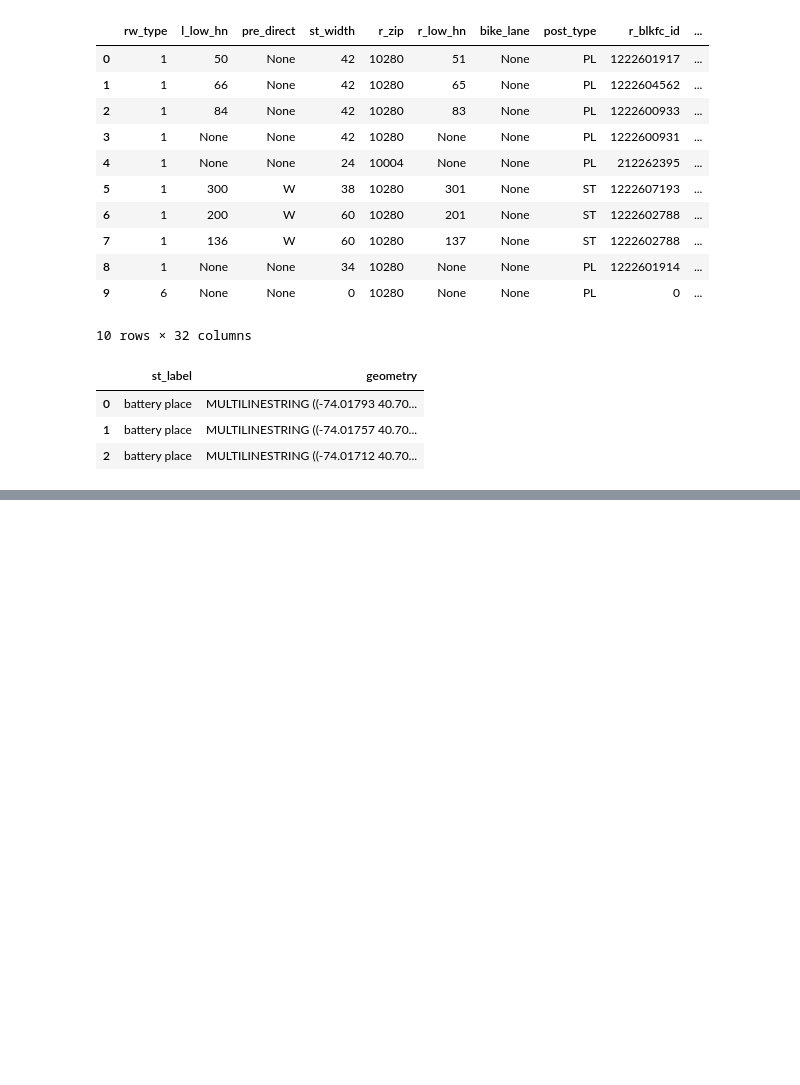
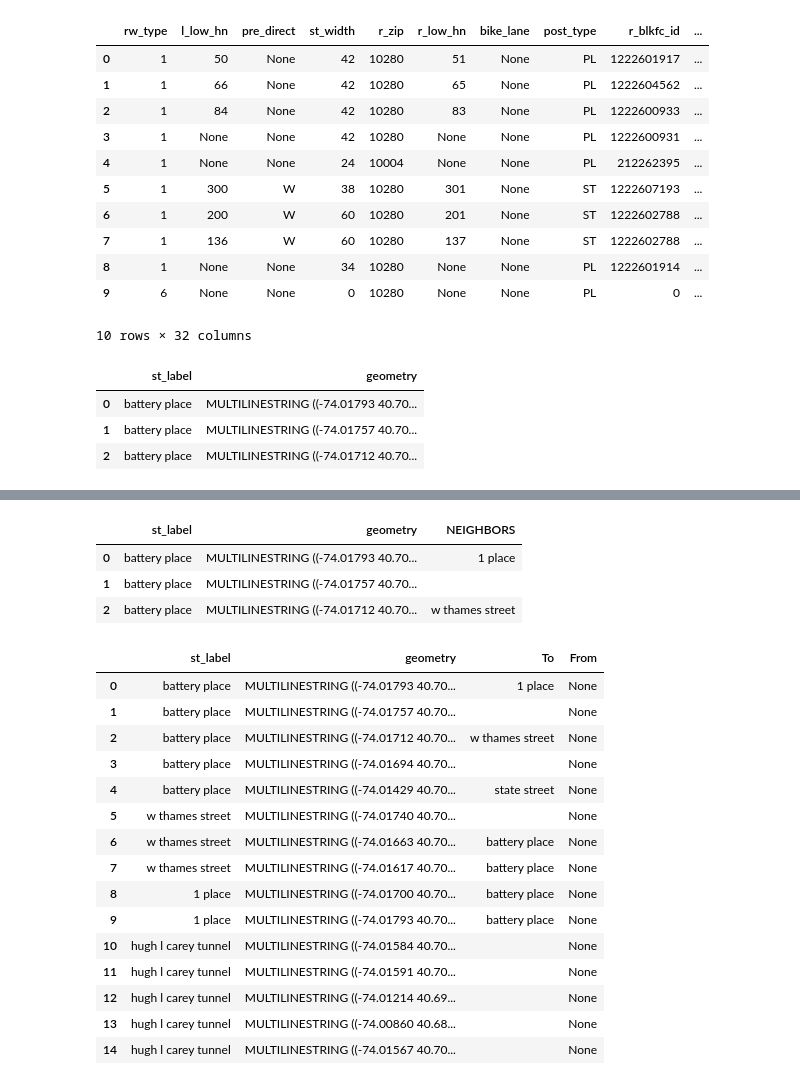
Before and after one commit to AlejandraZS10/capstone_project, a Jupyter notebook: NY Streets.ipynb, the cells around one changed output, grey strips where cells are left out. Cells and saved outputs as stored; diff of their text form; code cells hidden in the pictures; blank space fills up the shorter version.

```diff
--- a/NY Streets.ipynb
+++ b/NY Streets.ipynb
@@ -155,0 +154,11 @@ geom_df
+# %%
+# add NEIGHBORS column
+gdf["NEIGHBORS"] = None
+
+for index, street in gdf.iterrows():
+    neighbors = gdf[gdf.geometry.touches(street['geometry'])].st_label.tolist()
+    neighbors = [ name for name in neighbors if street.st_label != name ]
+    neighbor = list(set(neighbors))
+    gdf.at[index, "NEIGHBORS"] = ", ".join(neighbor)
+    # save GeoDataFrame as a new file
+gdf.to_file("streets2.geojson", driver='GeoJSON')
@@ -156,10 +186,11 @@ geom_df
 # %%
 # add NEIGHBORS column
-geom_df["NEIGHBORS"] = None
+gdf3["NEIGHBORS"] = None
 
-for index, street in geom_df.iterrows():
-    neighbors = geom_df[geom_df.geometry.touches(street['geometry'])].st_label.tolist()
+for index, street in gdf2.iterrows():
+    neighbors = gdf2[gdf2.geometry.touches(street['geometry'])].st_label.tolist()
     neighbors = [ name for name in neighbors if street.st_label != name ]
-    geom_df.at[index, "NEIGHBORS"] = ", ".join(neighbors)
+    neighbor = list(set(neighbors))
+    gdf2.at[index, "NEIGHBORS"] = ", ".join(neighbors)
     # save GeoDataFrame as a new file
-geom_df.to_file("streets.geojson", driver='GeoJSON')
+st.to_file("streets.geojson", driver='GeoJSON')
@@ -187,0 +203,8 @@ test = traffic.merge(geom_df, how='left', on='Roadway Name')
+# %%
+st = pd.concat([gdf, gdf1, gdf2, gdf3, gdf4, gdf5, gdf6, gdf7, gdf8, gdf9, gdf10, gdf11])
+st.head(3)
+# %% [output]
+|  | st_label | geometry | NEIGHBORS |
+| 0 | battery place | MULTILINESTRING ((-74.01793 40.70... | 1 place |
+| 1 | battery place | MULTILINESTRING ((-74.01757 40.70... |  |
+| 2 | battery place | MULTILINESTRING ((-74.01712 40.70... | w thames street |
@@ -187,0 +213,34 @@ test = traffic.merge(geom_df, how='left', on='Roadway Name')
+# %%
+st['NEIGHBORS']= st['NEIGHBORS'].replace('""', '-')
+# %%
+# new data frame with split value columns
+new = st["NEIGHBORS"].str.split(",", n = 1, expand = True)
+
+# making separate first name column from new data frame
+st["To"]= new[0]
+
+# making separate last name column from new data frame
+st["From"]= new[1]
+
+# Dropping old Name columns
+st.drop(columns =["NEIGHBORS"], inplace = True)
+
+# df display
+st.head(15)
+# %% [output]
+|  | st_label | geometry | To | From |
+| 0 | battery place | MULTILINESTRING ((-74.01793 40.70... | 1 place | None |
+| 1 | battery place | MULTILINESTRING ((-74.01757 40.70... |  | None |
+| 2 | battery place | MULTILINESTRING ((-74.01712 40.70... | w thames street | None |
+| 3 | battery place | MULTILINESTRING ((-74.01694 40.70... |  | None |
+| 4 | battery place | MULTILINESTRING ((-74.01429 40.70... | state street | None |
+| 5 | w thames street | MULTILINESTRING ((-74.01740 40.70... |  | None |
+| 6 | w thames street | MULTILINESTRING ((-74.01663 40.70... | battery place | None |
+| 7 | w thames street | MULTILINESTRING ((-74.01617 40.70... | battery place | None |
+| 8 | 1 place | MULTILINESTRING ((-74.01700 40.70... | battery place | None |
+| 9 | 1 place | MULTILINESTRING ((-74.01793 40.70... | battery place | None |
+| 10 | hugh l carey tunnel | MULTILINESTRING ((-74.01584 40.70... |  | None |
+| 11 | hugh l carey tunnel | MULTILINESTRING ((-74.01591 40.70... |  | None |
+| 12 | hugh l carey tunnel | MULTILINESTRING ((-74.01214 40.69... |  | None |
+| 13 | hugh l carey tunnel | MULTILINESTRING ((-74.00860 40.68... |  | None |
+| 14 | hugh l carey tunnel | MULTILINESTRING ((-74.01567 40.70... |  | None |
```
Also changed, not shown: parts of 12 cells of this notebook, 4 other files.
